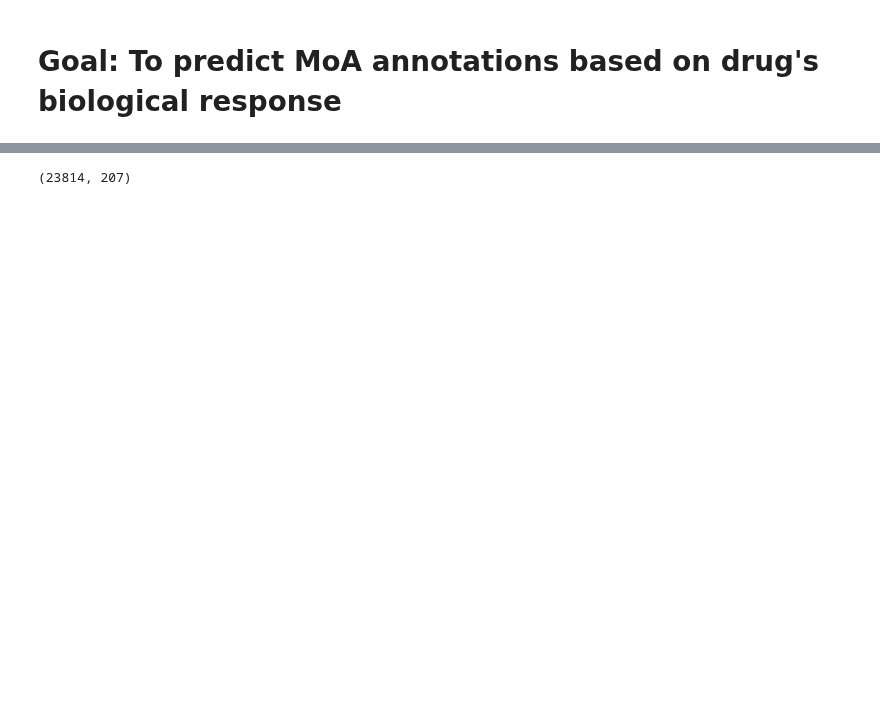
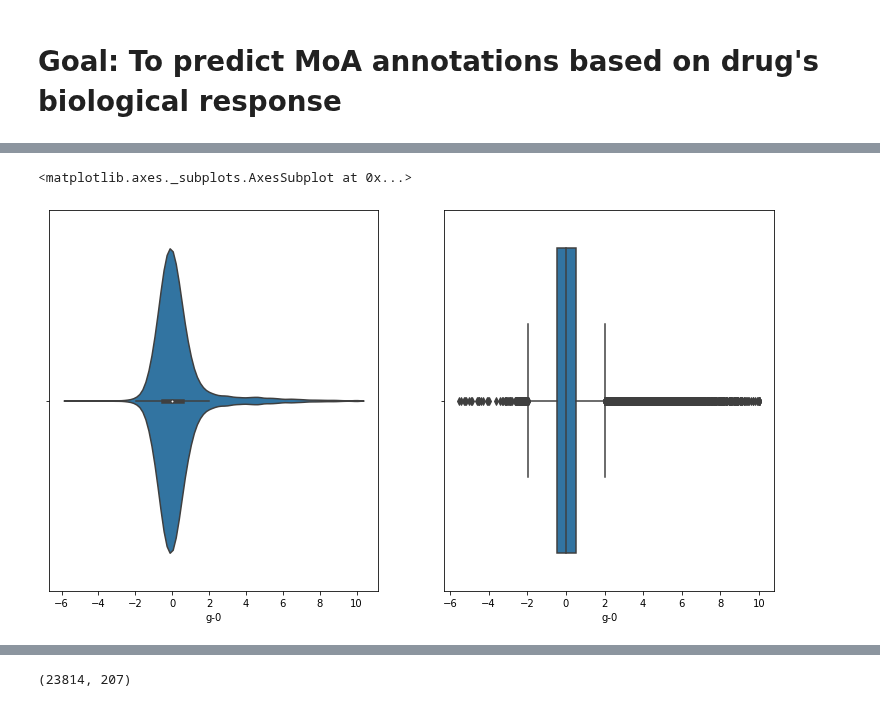
Before and after one commit to Yongliang-Shi/Mechanism-of-Action-Prediction, a Jupyter notebook: moa_prediction.ipynb, the cells around one changed output, grey strips where cells are left out. Cells and saved outputs as stored; diff of their text form; code cells hidden in the pictures; blank space fills up the shorter version.

```diff
--- a/moa_prediction.ipynb
+++ b/moa_prediction.ipynb
@@ -198,0 +208,11 @@ df_gene_expression.head()
+# %%
+# Visualize the g-0 values for example
+
+plt.subplot(121)
+sns.violinplot(df_features_gene_expression['g-0'])
+
+plt.subplot(122)
+sns.boxplot(df_features_gene_expression['g-0'])
+# %% [output]
+<matplotlib.axes._subplots.AxesSubplot at 0x...>
+[figure, added]
```
Also changed, not shown: parts of 62 cells of this notebook.
